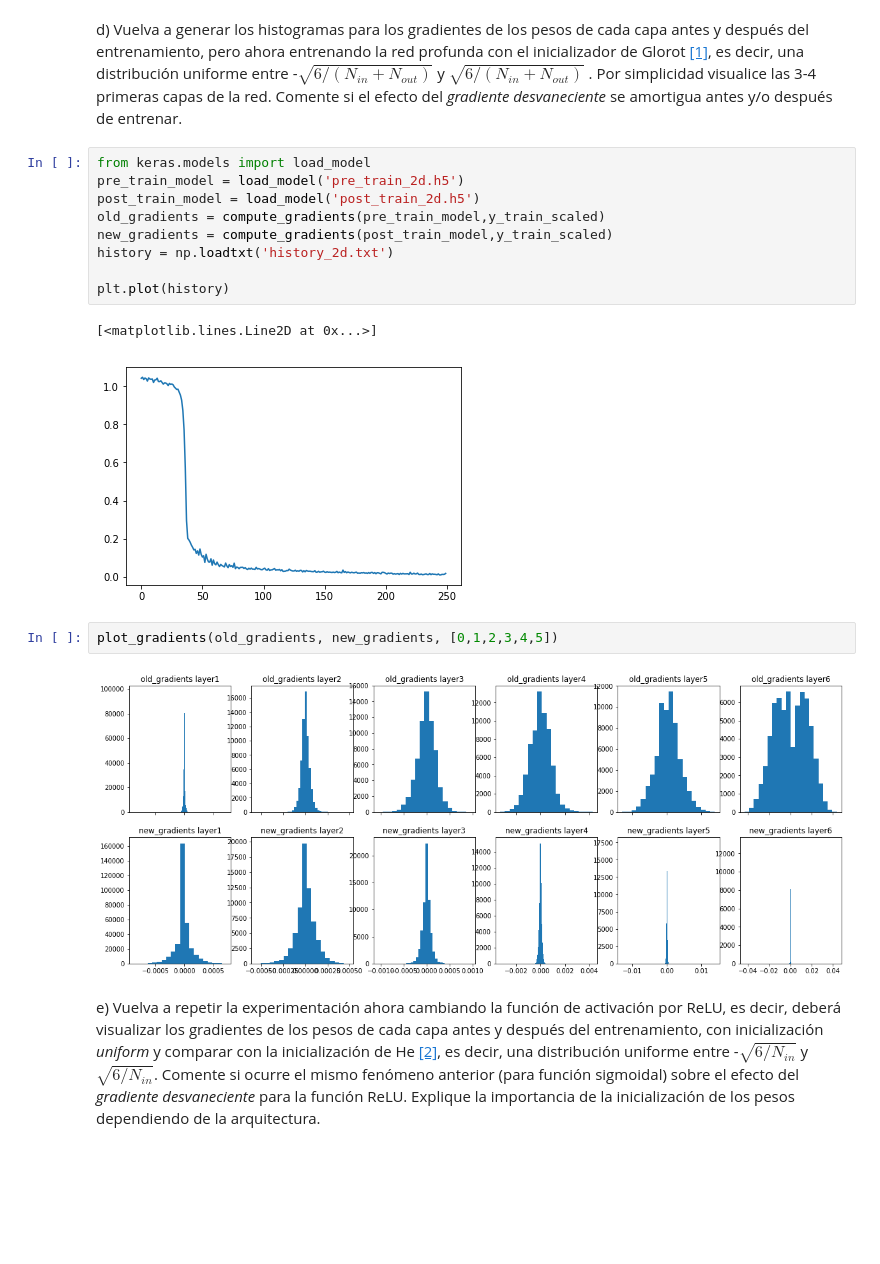
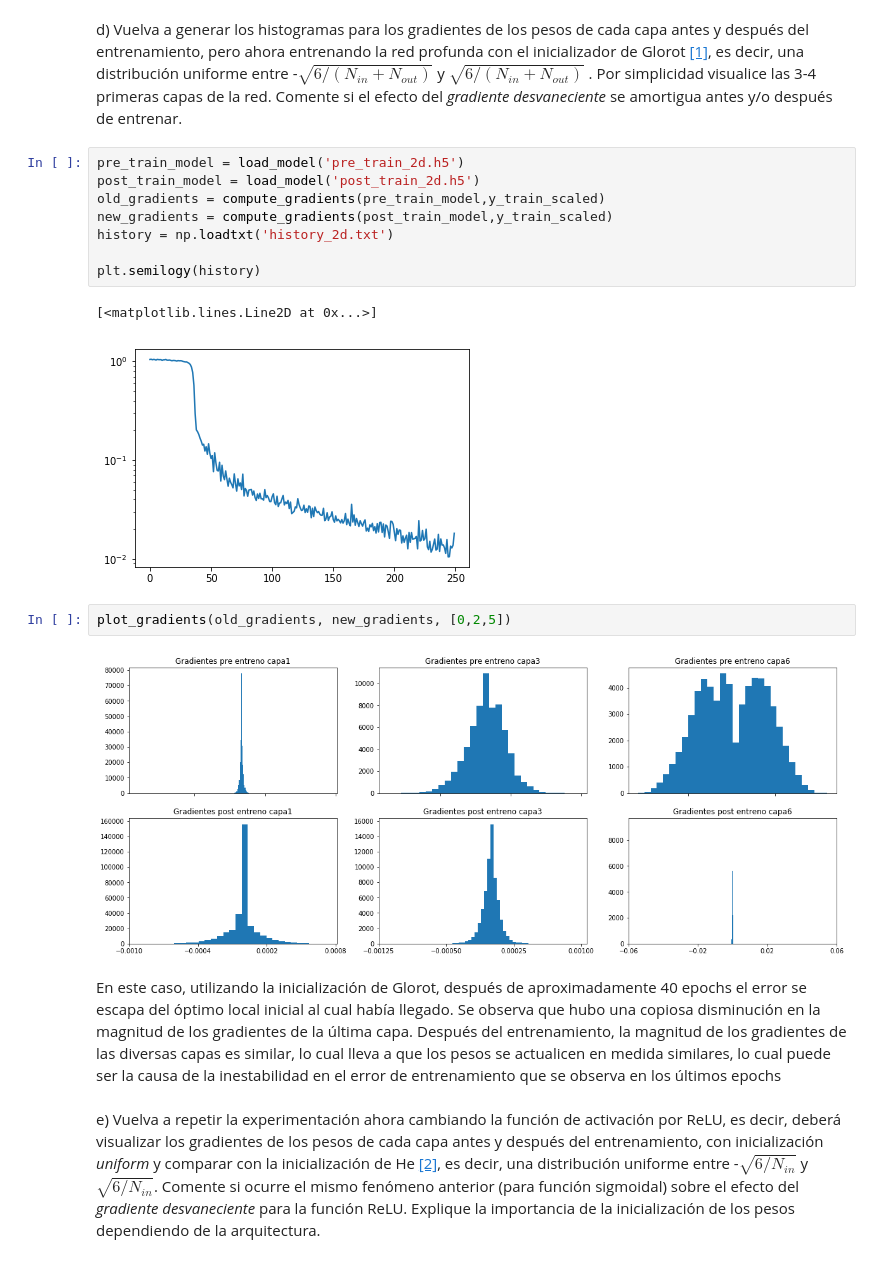
Before and after one commit to Autopawn/tarea1-ann, a Jupyter notebook: tarea1-2.ipynb, the cells around one changed output. Drawn from its saved outputs; the diff is of its cells as text; blank space fills up the shorter version.

```diff
--- a/tarea1-2.ipynb
+++ b/tarea1-2.ipynb
@@ -163,20 +177,21 @@ plot_gradients(old_gradients, new_gradients, [0,1,5])
 # %% [markdown]
 d) Vuelva a generar los histogramas para los gradientes de los pesos de cada capa antes y después del entrenamiento, pero ahora entrenando la red profunda con el inicializador de Glorot [[1]](#refs), es decir, una distribución uniforme entre -$\sqrt{6/(N_{in}+N_{out})}$  y $\sqrt{6/(N_{in}+N_{out})}$ . Por simplicidad visualice las 3-4 primeras capas de la red. Comente si el efecto del *gradiente desvaneciente* se amortigua antes y/o después de entrenar.
 # %%
-from keras.models import load_model
 pre_train_model = load_model('pre_train_2d.h5')
 post_train_model = load_model('post_train_2d.h5')
 old_gradients = compute_gradients(pre_train_model,y_train_scaled)
 new_gradients = compute_gradients(post_train_model,y_train_scaled)
 history = np.loadtxt('history_2d.txt')
 
-plt.plot(history)
+plt.semilogy(history)
 # %% [output]
 [<matplotlib.lines.Line2D at 0x...>]
-[figure, old version]
+[figure, new version]
 # %%
-plot_gradients(old_gradients, new_gradients, [0,1,2,3,4,5])
+plot_gradients(old_gradients, new_gradients, [0,2,5])
 # %% [output]
-[figure, old version]
+[figure, new version]
+# %% [markdown]
+En este caso, utilizando la inicialización de Glorot, después de aproximadamente 40 epochs el error se escapa del óptimo local inicial al cual había llegado. Se observa que hubo una copiosa disminución en la magnitud de los gradientes de la última capa. Después del entrenamiento, la magnitud de los gradientes de las diversas capas es similar, lo cual lleva a que los pesos se actualicen en medida similares, lo cual puede ser la causa de la inestabilidad en el error de entrenamiento que se observa en los últimos epochs
 # %% [markdown]
  e) Vuelva a repetir la experimentación ahora cambiando la función de activación por ReLU, es decir, deberá visualizar los gradientes de los pesos de cada capa antes y después del entrenamiento, con inicialización *uniform* y comparar con la inicialización de He [[2]](#refs), es decir, una distribución uniforme entre -$\sqrt{6/N_{in}}$ y $\sqrt{6/N_{in}} $. Comente si ocurre el mismo fenómeno anterior (para función sigmoidal) sobre el efecto del *gradiente desvaneciente* para la función ReLU. Explique la importancia de la inicialización de los pesos dependiendo de la arquitectura.
```
Also changed, not shown: parts of 28 cells of this notebook, 4 other files.
